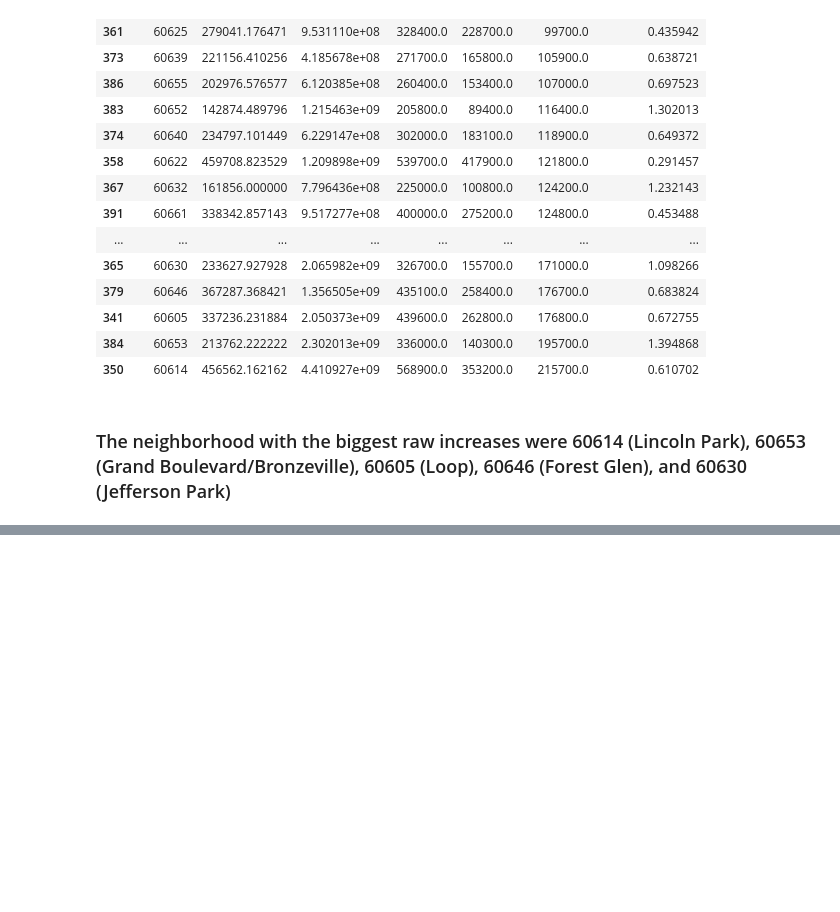
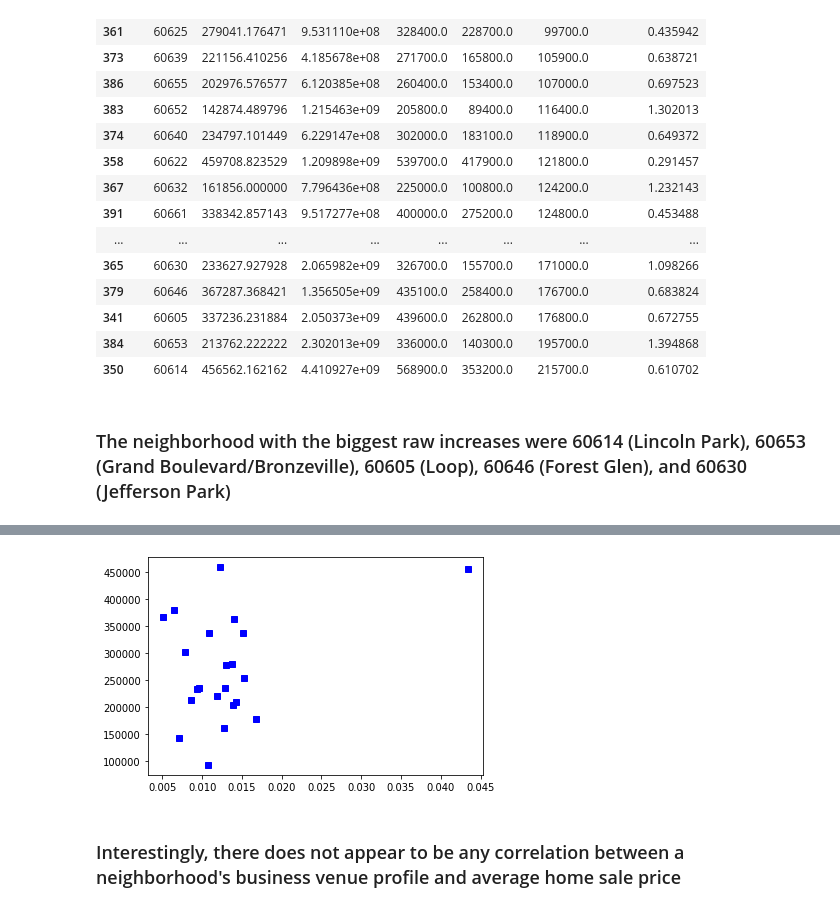
Before and after one commit to mckayrytting/Coursera, a Jupyter notebook: Data_Science_Capstone.ipynb, the cells around one changed output, grey strips where cells are left out. Drawn from its saved outputs; the diff is of its cells as text; code cells hidden in the pictures; blank space fills up the shorter version.

```diff
--- a/Data_Science_Capstone.ipynb
+++ b/Data_Science_Capstone.ipynb
@@ -492,0 +495,3 @@ plt.show()
+# %%
+chicago_homes_sim=chicago_homes_stats.join(chicago_zips_df.set_index('Zip Code'), on='Zip Code')
+chicago_homes_sim.head()
@@ -492,0 +505,7 @@ plt.show()
+# %%
+plt.plot(chicago_homes_sim['LPSim20200101'],chicago_homes_sim['avePrice'],'bs')
+plt.show()
+# %% [output]
+[figure, added]
+# %% [markdown]
+### Interestingly, there does not appear to be any correlation between a neighborhood's business venue profile and average home sale price
```
Also changed, not shown: parts of 8 cells of this notebook, 1 other file.
